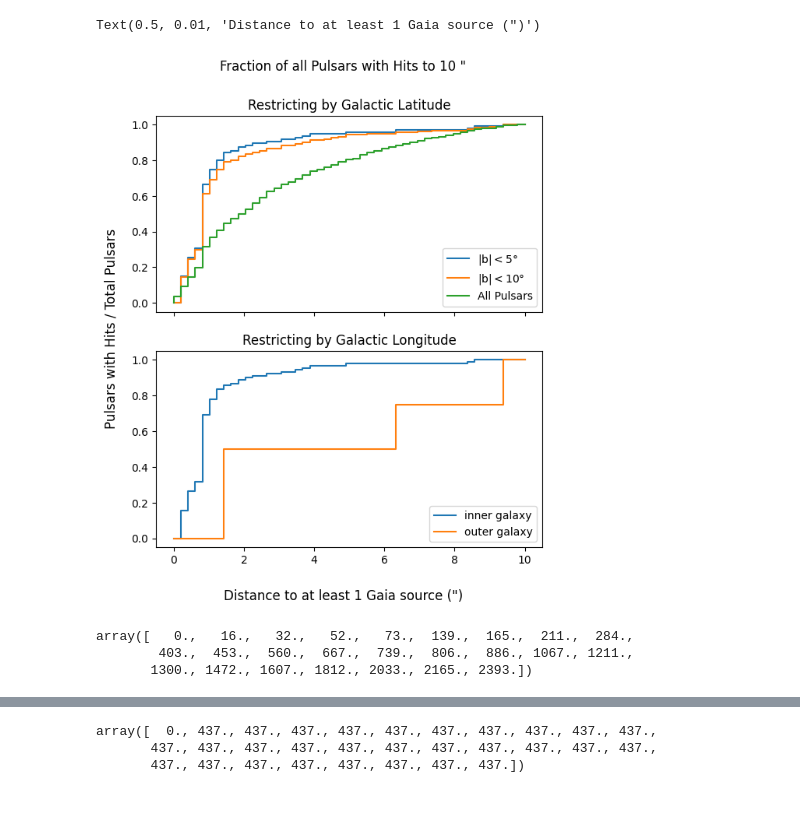
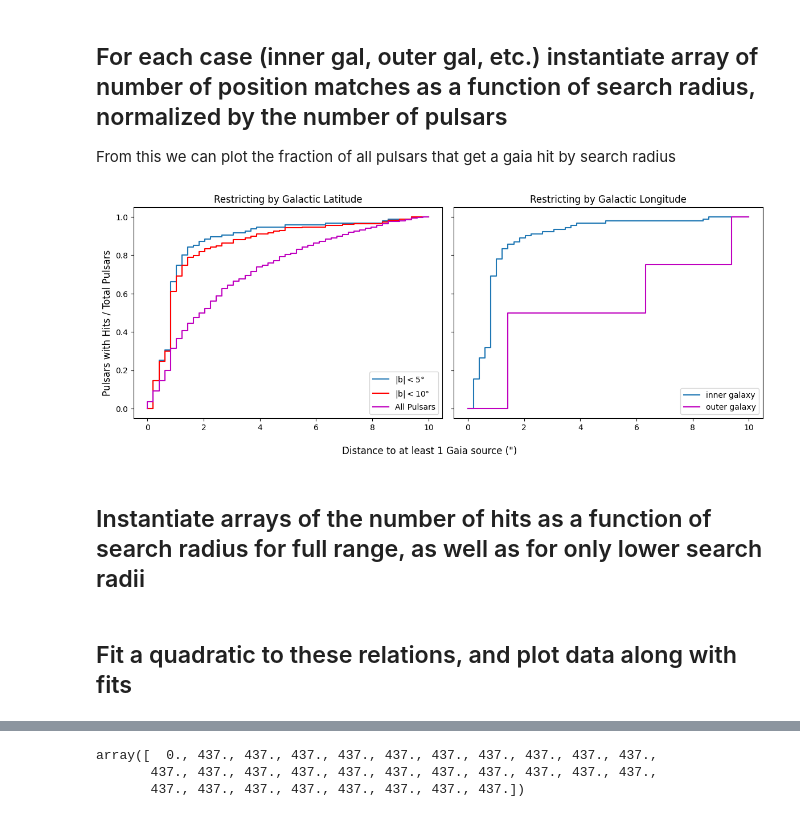
Before and after one commit to AnnikaDeutsch/Binary-Pulsar-Distances, a Jupyter notebook: Binary_Pulsar_Distances/translated_positions_check.ipynb, the cells around one changed output, grey strips where cells are left out. Cells and saved outputs as stored; diff of their text form; code cells hidden in the pictures.

```diff
--- a/Binary_Pulsar_Distances/translated_positions_check.ipynb
+++ b/Binary_Pulsar_Distances/translated_positions_check.ipynb
@@ -255,13 +283,0 @@ for k in range(len(table)):
-# %%
-# here we are creating a list of the names of the pulsars that had hits, without reduplication
-current = 'J0024-7204aa'
-decs = [psr_pos[0].dec] # declination of the first pulsar in the table
-ras = [psr_pos[0].ra] # ra of the first pulsar in the table
-a = 0
-for b in table['Pulsar']:
-    if b != current:
-        decs.append(psr_pos[a].dec)
-        ras.append(psr_pos[a].ra)
-        current = b
-    a += 1
-ras[0] # total number of PULSARS with hits, distinct from total number of hits
@@ -285,9 +304,9 @@ for d in range(len(psrs_with_hits)):
 # %%
 # create an astropy table that contains each unique pulsar with a hit, and the minimal distance to a Gaia source for each psr
-min_dist = Table([psrs_with_hits, mins, decs, ras], names= ['Pulsars with Hits', 'Distance to at least 1 hit', 'Declinations', 'Right Ascensions'])
-#min_dist['Declinations']
+min_dist = Table([psrs_with_hits, mins, decs, ras], names= ['Pulsars with Hits', 'Distance to at least 1 hit', 'Declinations',
+                                                             'Right Ascensions'])
 
-# create a restricted table of just pulsars within 10 deg declination of the galactic plane:
+# create restricted tables of just pulsars within 5 deg and 10 deg declination of the galactic plane:
 restrictions = [5, 10]
 rest_psrs_with_hits = []
 rest_mins = []
@@ -363,5 +368,9 @@ Table length=91
+# %% [markdown]
+## For each case (inner gal, outer gal, etc.) instantiate array of number of position matches as a function of search radius, normalized by the number of pulsars
+From this we can plot the fraction of all pulsars that get a gaia hit by search radius
 # %%
 dist_to_one_psr = np.linspace(0,10,50) # x-axis: possible psr-Gaia separations
+
 n_psr_norm5 = np.zeros(len(dist_to_one_psr)) # table that will hold the y-values corresponding to each x-value
 # for loop that iterates through each possible Gaia-psr separation and counts how many pulsars have a minimum separation less than or equal to that value
 for e in range(len(dist_to_one_psr)):
@@ -369,7 +378,7 @@ for e in range(len(dist_to_one_psr)):
     for f in range(len(rest_min_dist5['Distance to at least 1 hit'])):
         if rest_min_dist5['Distance to at least 1 hit'][f] < dist_to_one_psr[e]:
             num += 1
-    n_psr_norm5[e] = num/len(rest_min_dist5['Pulsars with Hits']) # number of psrs with at least one Gaia source normalized but total number of pulsars with hits
+    n_psr_norm5[e] = num/len(rest_min_dist5['Pulsars with Hits']) # number of psrs with at least one Gaia source normalized by total number of pulsars with hits
 n_psr_norm5
 
 n_psr_norm10 = np.zeros(len(dist_to_one_psr)) # table that will hold the y-values corresponding to each x-value
@@ -399,40 +408,42 @@ for e in range(len(dist_to_one_psr)):
     for f in range(len(inner_gal['Distance to at least 1 hit'])):
         if inner_gal['Distance to at least 1 hit'][f] < dist_to_one_psr[e]:
             num += 1
     n_psr_norm_inner[e] = num/len(inner_gal['Pulsars with Hits']) # number of psrs with at least one Gaia source normalized but total number of pulsars with hits
 
 n_psr_norm_outer = np.zeros(len(dist_to_one_psr)) # table that will hold the y-values corresponding to each x-value
 # for loop that iterates through each possible Gaia-psr separation and counts how many pulsars have a minimum separation less than or equal to that value
 for e in range(len(dist_to_one_psr)):
     num = 0
     for f in range(len(outer_gal['Distance to at least 1 hit'])):
         if outer_gal['Distance to at least 1 hit'][f] < dist_to_one_psr[e]:
             num += 1
     n_psr_norm_outer[e] = num/len(outer_gal['Pulsars with Hits']) # number of psrs with at least one Gaia source normalized but total number of pulsars with hits
 
 # plot values
-fig, (ax1, ax2) = plt.subplots(2, 1, sharex=True, figsize= (6.4, 7.2))
+fig, (ax1, ax2) = plt.subplots(1, 2, sharey=True, figsize= (12.0, 4.8))
 ax1.step(dist_to_one_psr, n_psr_norm5, label= r'|b|$ < 5 \degree$')
-ax1.step(dist_to_one_psr, n_psr_norm10, label= r'|b|$ < 10 \degree$')
-ax1.step(dist_to_one_psr, n_psr_norm, label= 'All Pulsars')
+ax1.step(dist_to_one_psr, n_psr_norm10, label= r'|b|$ < 10 \degree$', color= 'r')
+ax1.step(dist_to_one_psr, n_psr_norm, label= 'All Pulsars', color= 'm')
 # ax1.set_xlabel('Distance to at least 1 Gaia source (")')
 # ax1.set_ylabel('Pulsars with Hits / Total Pulsars')
 ax1.set_title('Restricting by Galactic Latitude')
 ax1.legend()
 
 ax2.step(dist_to_one_psr, n_psr_norm_inner, label= 'inner galaxy')
-ax2.step(dist_to_one_psr, n_psr_norm_outer, label= 'outer galaxy')
+ax2.step(dist_to_one_psr, n_psr_norm_outer, label= 'outer galaxy', color= 'm')
 # ax2.set_xlabel('Distance to at least 1 Gaia source (")')
 # ax2.set_ylabel('Pulsars with Hits / Total Pulsars')
 ax2.set_title('Restricting by Galactic Longitude')
 ax2.legend()
 
-fig.suptitle('Fraction of all Pulsars with Hits to 10 "')
+#fig.suptitle('Fraction of all Pulsars with Hits to 10 "')
 fig.supylabel('Pulsars with Hits / Total Pulsars')
 fig.supxlabel('Distance to at least 1 Gaia source (")')
+fig.tight_layout()
 # %% [output]
-Text(0.5, 0.01, 'Distance to at least 1 Gaia source (")')
-[figure, old version]
+[figure, new version]
+# %% [markdown]
+## Instantiate arrays of the number of hits as a function of search radius for full range, as well as for only lower search radii
 # %%
 seps1 = np.linspace(0,10,200)
 seps2 = np.linspace(0, 4, 25)
@@ -452,12 +463,8 @@ for i in range(len(seps2)):
         if source_seps[j].arcsec <= seps2[i]:
             num += 1
     numhits2[i] = num
-
-numhits2
-# %% [output]
-array([   0.,   16.,   32.,   52.,   73.,  139.,  165.,  211.,  284.,
-        403.,  453.,  560.,  667.,  739.,  806.,  886., 1067., 1211.,
-       1300., 1472., 1607., 1812., 2033., 2165., 2393.])
+# %% [markdown]
+## Fit a quadratic to these relations, and plot data along with fits
 # %%
 hits_per_pulsar1 = numhits1/(psrs_hits)
 hits_per_pulsar2 = numhits2/(psrs_hits)
```
Also changed, not shown: parts of 22 cells of this notebook.
